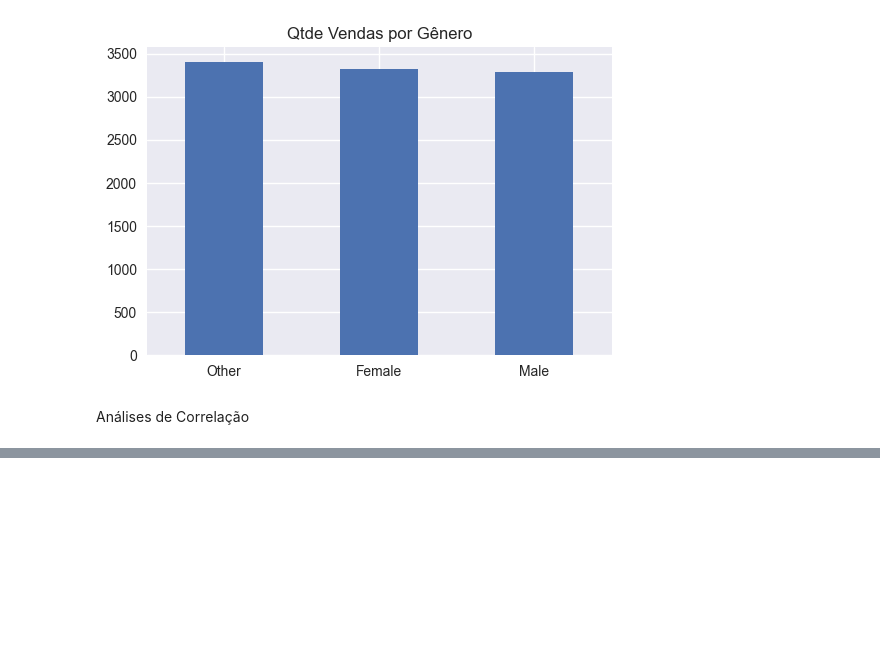
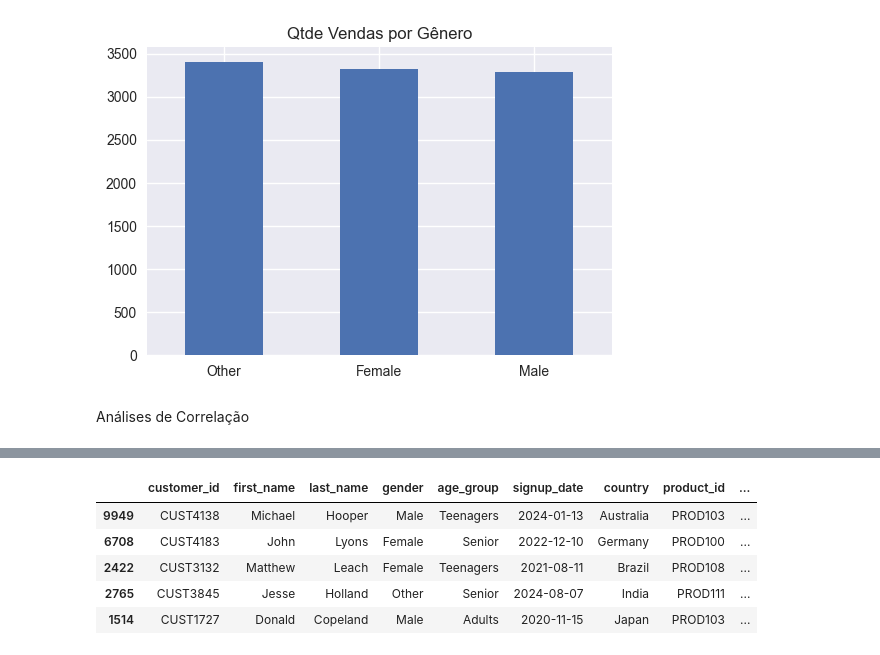
Before and after one commit to CesarNasc/datasets_analysis, a Jupyter notebook: 01_ecommerce/python/ecommerce.ipynb, the cells around one changed output, grey strips where cells are left out. Saved outputs shown, nothing was run; the diff lists cells and outputs as text; code cells hidden in the pictures; blank space fills up the shorter version.

```diff
--- a/01_ecommerce/python/ecommerce.ipynb
+++ b/01_ecommerce/python/ecommerce.ipynb
@@ -457,0 +529,9 @@ df.sample(5)
+# %%
+df.sample(5)
+# %% [output]
+|  | customer_id | first_name | last_name | gender | age_group | signup_date | country | product_id | ... |
+| 9949 | CUST4138 | Michael | Hooper | Male | Teenagers | 2024-01-13 | Australia | PROD103 | ... |
+| 6708 | CUST4183 | John | Lyons | Female | Senior | 2022-12-10 | Germany | PROD100 | ... |
+| 2422 | CUST3132 | Matthew | Leach | Female | Teenagers | 2021-08-11 | Brazil | PROD108 | ... |
+| 2765 | CUST3845 | Jesse | Holland | Other | Senior | 2024-08-07 | India | PROD111 | ... |
+| 1514 | CUST1727 | Donald | Copeland | Male | Adults | 2020-11-15 | Japan | PROD103 | ... |
```
Also changed, not shown: parts of 15 cells of this notebook, 3 other files.
